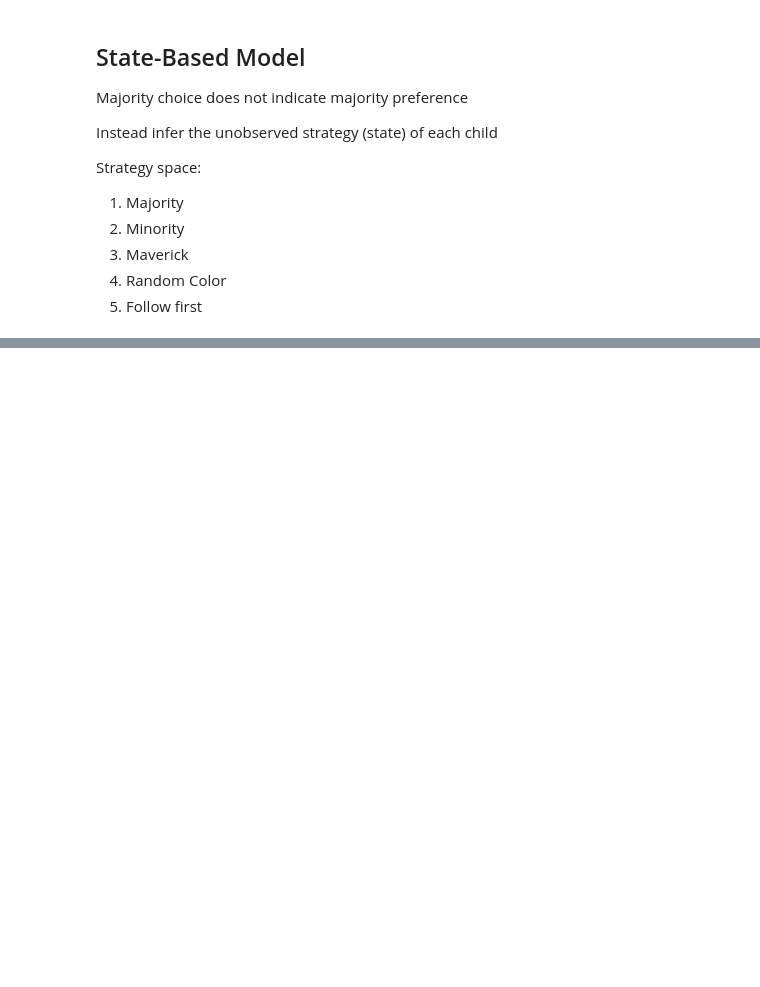
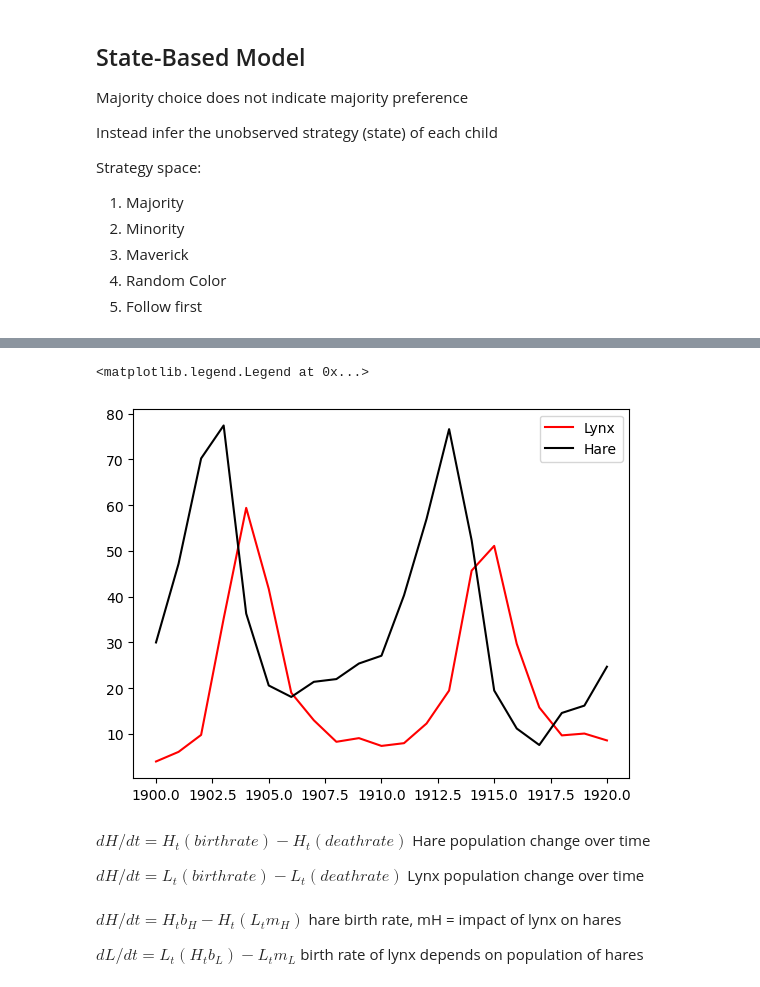
Before and after one commit to kpjmcg/Statistical-Rethinking-2023-Python-Notes, a Jupyter notebook: Lecture_19_2023.ipynb, the cells around one changed output, grey strips where cells are left out. Saved outputs shown, nothing was run; the diff lists cells and outputs as text; code cells hidden in the pictures; blank space fills up the shorter version.

```diff
--- a/Lecture_19_2023.ipynb
+++ b/Lecture_19_2023.ipynb
@@ -279,0 +393,3 @@ Strategy space:
+# %%
+lh = pd.read_csv('Data/Lynx_Hare.csv',sep=';')
+lh.head()
@@ -279,0 +403,15 @@ Strategy space:
+# %%
+plt.plot(lh.Year, lh['Lynx'],label='Lynx',c='red')
+plt.plot(lh.Year, lh['Hare'],label='Hare',c='black')
+plt.legend()
+# %% [output]
+<matplotlib.legend.Legend at 0x...>
+[figure, added]
+# %% [markdown]
+$dH/dt = H_t(birth rate) - H_t(deathrate)$ Hare population change over time
+
+$dH/dt = L_t(birthrate) - L_t(deathrate)$ Lynx population change over time
+# %% [markdown]
+${dH}/{dt} =H_tb_H - H_t(L_tm_H)$ hare birth rate, mH = impact of lynx on hares
+
+$dL/dt = L_t(H_tb_L) -L_tm_L$ birth rate of lynx depends on population of hares
```
Also changed, not shown: parts of 22 cells of this notebook.
